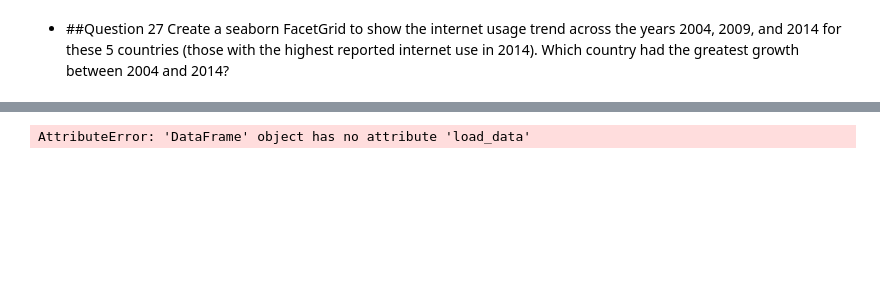
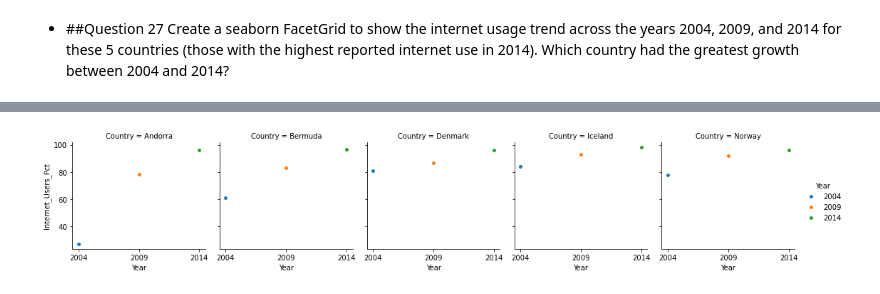
Before and after one commit to NSS-Full-Time-Data-Analytics-7/gdp-and-internet-usage-LaurenDellaRusso, a Jupyter notebook: notebooks/UN _data.ipynb, the cells around one changed output, grey strips where cells are left out. Drawn from its saved outputs; the diff is of its cells as text; code cells hidden in the pictures; blank space fills up the shorter version.

```diff
--- a/notebooks/UN _data.ipynb
+++ b/notebooks/UN _data.ipynb
@@ -482,6 +469,0 @@ df_top_5_internet.plot.scatter(y = 'Internet_Users_Pct', x ='Country');
-# %%
-df = df_top_5_internet.load_data("Internet_Users_Pct")
-g = df_top_5_internet.FacetGrid(df, col = "Country")
-g.map(plt.hist, "Internet_Users_Pct")
-# %% [output]
-AttributeError: 'DataFrame' object has no attribute 'load_data'
@@ -490,7 +470,8 @@ df = sns.load_dataset('tips')
 # %%
 ############# Main Section         #############
-# Form a facetgrid using columns with a hue
-graph = seaborn.FacetGrid(df, col ="Country",  hue ="year")
+# Form a facetgrid using columns
+graph = sns.FacetGrid(df_top_5_internet, col ='Country', hue = 'Year')
 # map the above form facetgrid with some attributes
-graph.map(plt.scatter, "", "tip", edgecolor ="w").add_legend()
-# show the object
+graph.map_dataframe(plt.scatter, 'Year', 'Internet_Users_Pct', edgecolor ="w").add_legend();
+# %% [output]
+[figure, added]
```
Also changed, not shown: parts of 4 cells of this notebook.
